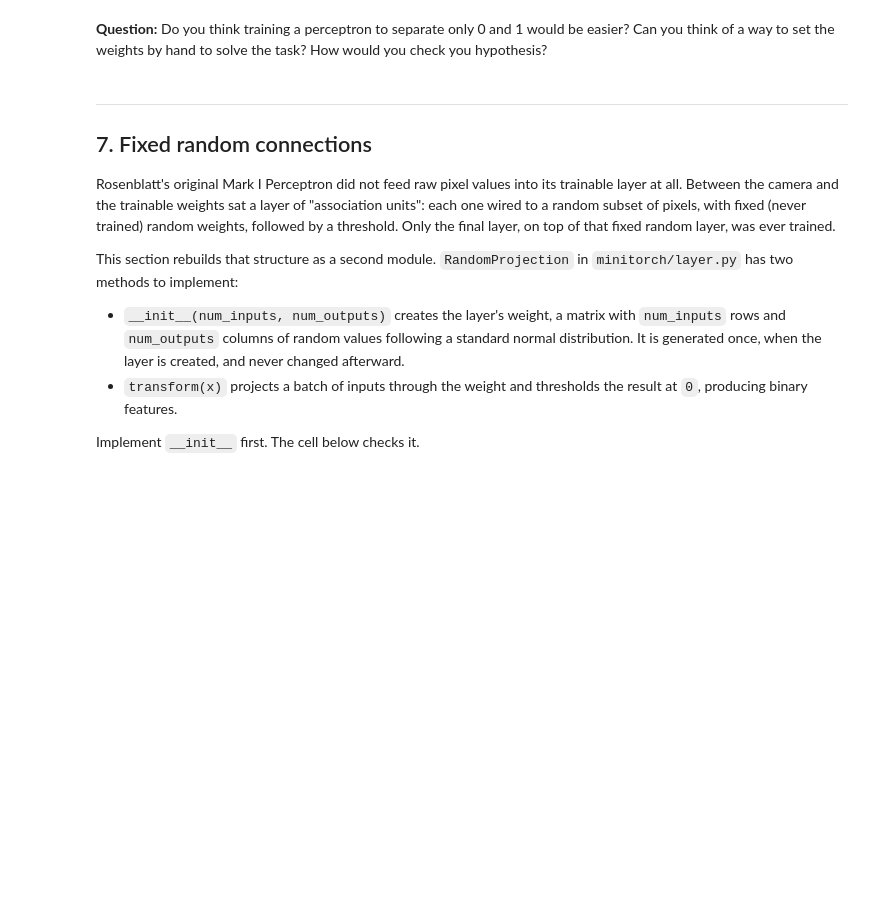
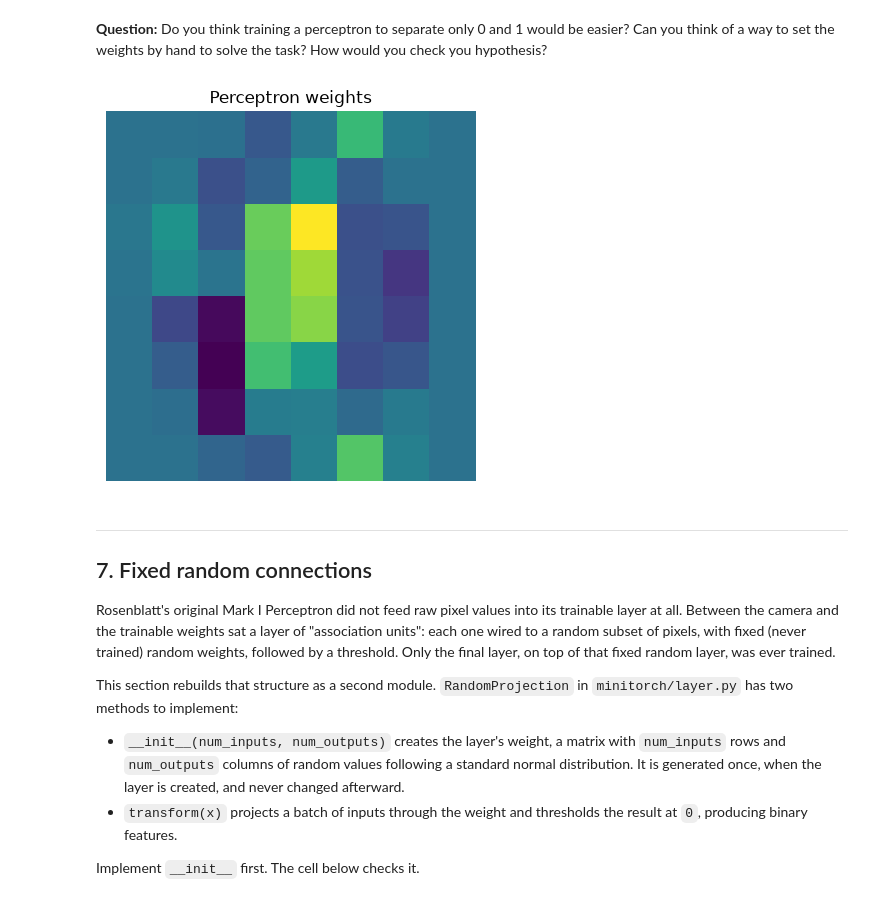
Before and after one commit to omariott/PSL-DL-Labs, a Jupyter notebook: labs/lab03_perceptron.ipynb, the cells around one changed output. Cells and saved outputs as stored; diff of their text form; code cells hidden in the pictures; blank space fills up the shorter version.

```diff
--- a/labs/lab03_perceptron.ipynb
+++ b/labs/lab03_perceptron.ipynb
@@ -352,3 +407,19 @@ How would you check you hypothesis?
+# %%
+mask_zero_ones = np.isin(digits.target, [0, 1])
+X_zero_ones = digits.data[mask_zero_ones]
+y_zero_ones = np.where(digits.target[mask_zero_ones] >.5, 1.0, -1.0)
+
+model_zero_ones = Perceptron(num_features=X_zero_ones.shape[1])
+mistakes_zero_ones = train(model_zero_ones, X_zero_ones, y_zero_ones, epochs=10)
+
+trained_weight = model_zero_ones.weight
+fig, axes = plt.subplots()
+axes.imshow(trained_weight.reshape(8,8))
+axes.axis("off")
+plt.title("Perceptron weights")
+plt.show()
+# %% [output]
+[figure, added]
 # %% [markdown]
 ---
 ## 7. Fixed random connections
```
Also changed, not shown: parts of 24 cells of this notebook, 3 other files.
